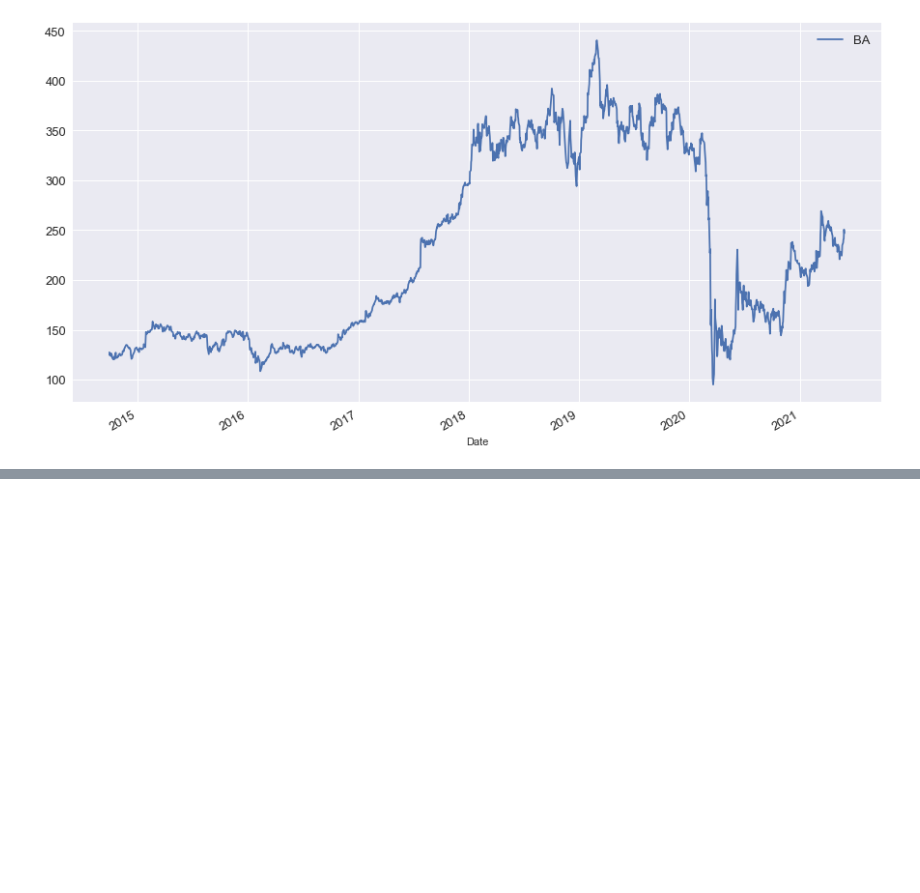
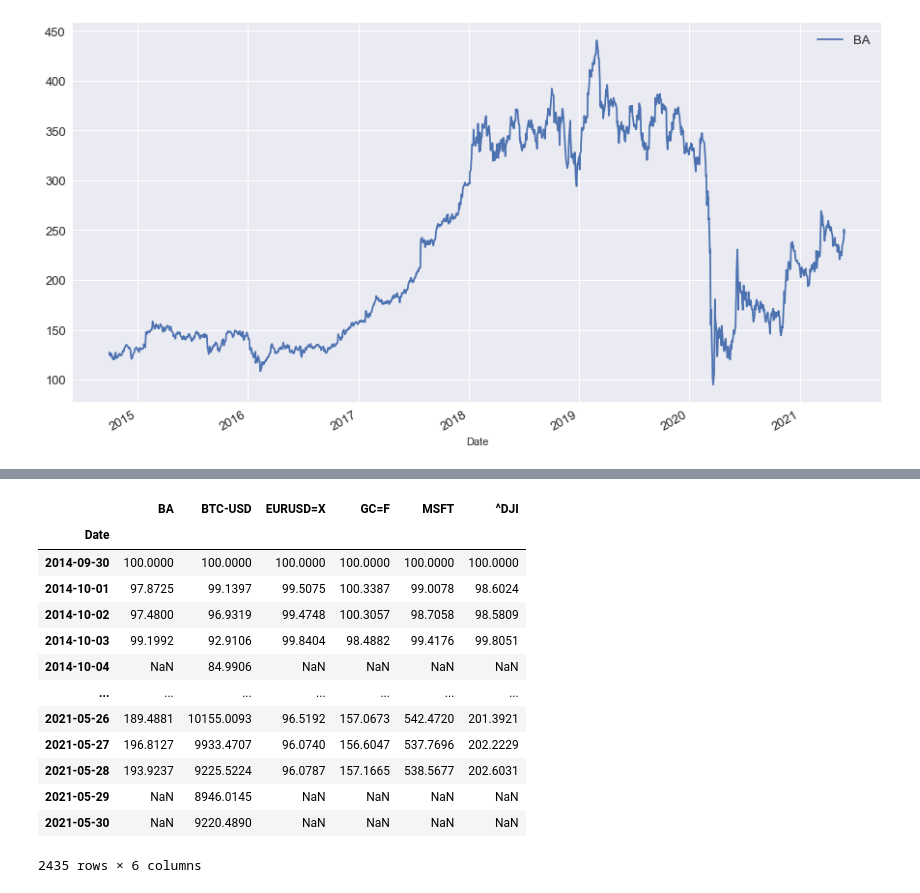
Before and after one commit to mindeleven/introduction-to-python, a Jupyter notebook: Cryptocurrency-Algorithmic-Trading-Python/02-Financial-Data-Analysis-with-Python-and-Pandas/01-Financial-Data-Analysis-with-Python.ipynb, the cells around one changed output, grey strips where cells are left out. Cells and saved outputs as stored; diff of their text form; code cells hidden in the pictures; blank space fills up the shorter version.

```diff
--- a/Cryptocurrency-Algorithmic-Trading-Python/02-Financial-Data-Analysis-with-Python-and-Pandas/01-Financial-Data-Analysis-with-Python.ipynb
+++ b/Cryptocurrency-Algorithmic-Trading-Python/02-Financial-Data-Analysis-with-Python-and-Pandas/01-Financial-Data-Analysis-with-Python.ipynb
@@ -385,0 +442,18 @@ plt.show()
+# %%
+norm = close.div(close.iloc[0]).mul(100)
+norm
+# %% [output]
+|  | BA | BTC-USD | EURUSD=X | GC=F | MSFT | ^DJI |
+| Date |  |  |  |  |  |  |
+| 2014-09-30 | 100.0000 | 100.0000 | 100.0000 | 100.0000 | 100.0000 | 100.0000 |
+| 2014-10-01 | 97.8725 | 99.1397 | 99.5075 | 100.3387 | 99.0078 | 98.6024 |
+| 2014-10-02 | 97.4800 | 96.9319 | 99.4748 | 100.3057 | 98.7058 | 98.5809 |
+| 2014-10-03 | 99.1992 | 92.9106 | 99.8404 | 98.4882 | 99.4176 | 99.8051 |
+| 2014-10-04 | NaN | 84.9906 | NaN | NaN | NaN | NaN |
+| ... | ... | ... | ... | ... | ... | ... |
+| 2021-05-26 | 189.4881 | 10155.0093 | 96.5192 | 157.0673 | 542.4720 | 201.3921 |
+| 2021-05-27 | 196.8127 | 9933.4707 | 96.0740 | 156.6047 | 537.7696 | 202.2229 |
+| 2021-05-28 | 193.9237 | 9225.5224 | 96.0787 | 157.1665 | 538.5677 | 202.6031 |
+| 2021-05-29 | NaN | 8946.0145 | NaN | NaN | NaN | NaN |
+| 2021-05-30 | NaN | 9220.4890 | NaN | NaN | NaN | NaN |
+2435 rows × 6 columns
```
Also changed, not shown: parts of 17 cells of this notebook.
